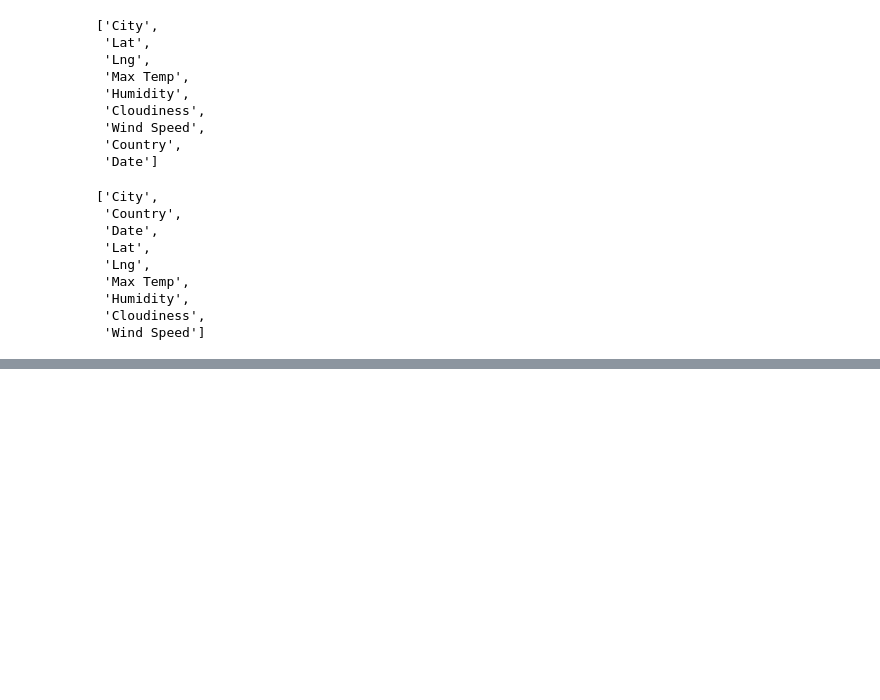
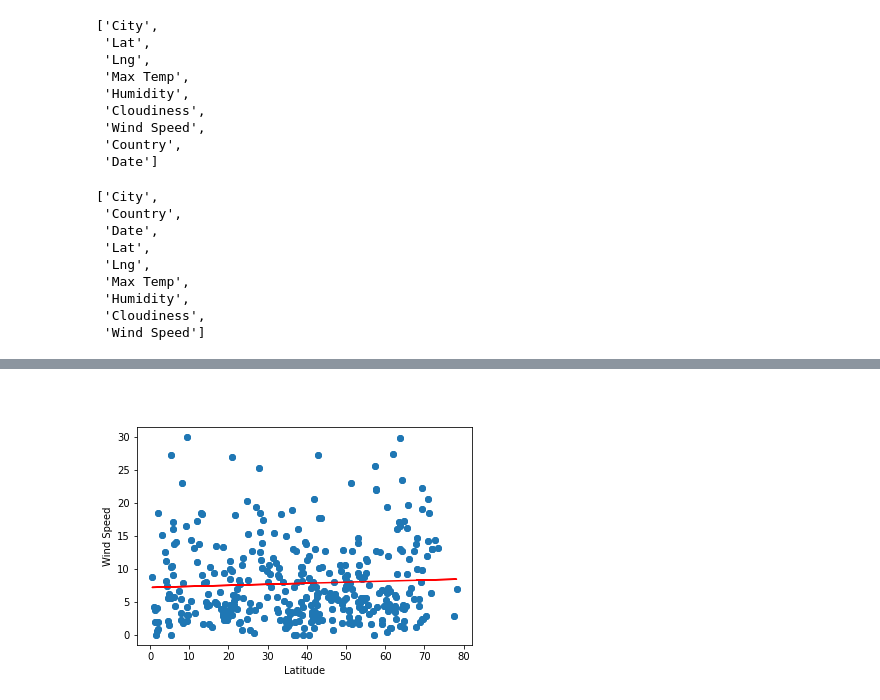
Before and after one commit to Cassiexu123/World_Weather_Analysis, a Jupyter notebook: WeatherPy.ipynb, the cells around one changed output, grey strips where cells are left out. Cells and saved outputs as stored; diff of their text form; code cells hidden in the pictures; blank space fills up the shorter version.

```diff
--- a/WeatherPy.ipynb
+++ b/WeatherPy.ipynb
@@ -424,11 +427,13 @@ plot_linear_regression(x_values, y_values,
 # %%
 # Linear regression on the Northern Hemisphere
 x_values = northern_hemi_df["Lat"]
 y_values = northern_hemi_df["Wind Speed"]
 # Call the function.
 plot_linear_regression(x_values, y_values,
-                       'Linear Regression on the Northern Hemisphere \n
+                       'Linear Regression on the Northern Hemisphere \
                         for Wind Speed', 'Wind Speed',(40,35))
+# %% [output]
+[figure, added]
 # %%
 # Linear regression on the Southern Hemisphere
 x_values = southern_hemi_df["Lat"]
```
Also changed, not shown: parts of 18 cells of this notebook, 15 other files.
